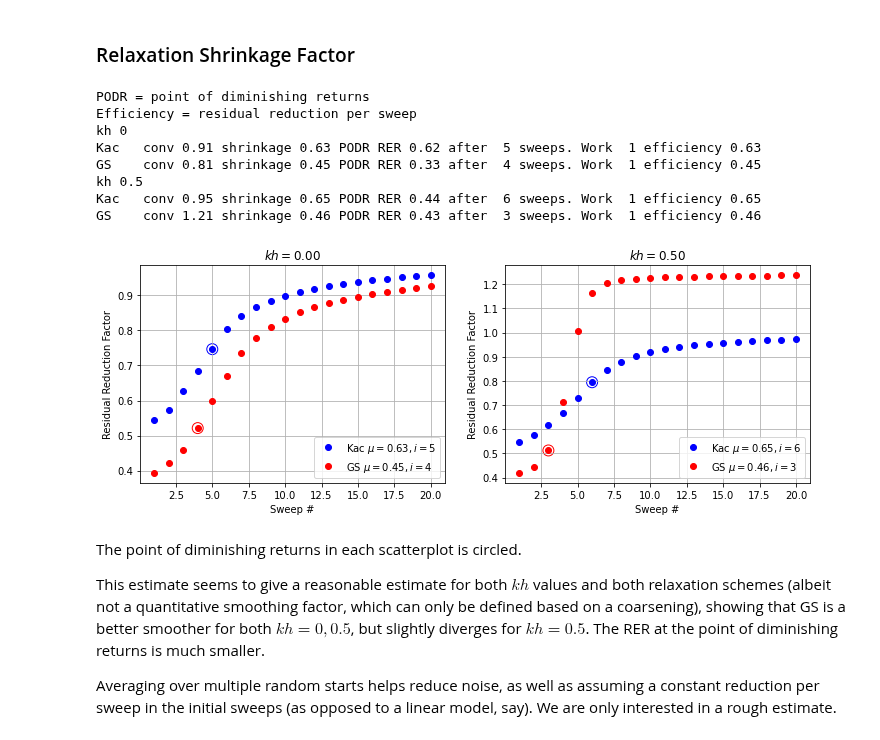
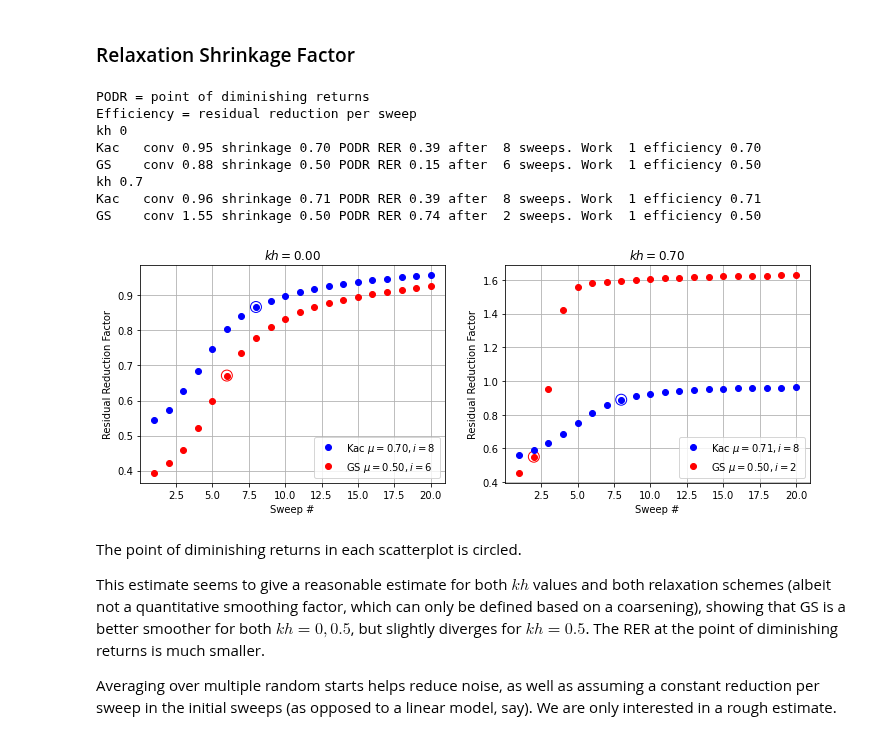
Before and after one commit to 436ahsan/Helmholtz, a Jupyter notebook: notebooks/multilevel_uniform_agg_size.ipynb, the cells around one changed output. Cells and saved outputs as stored; diff of their text form; code cells hidden in the pictures.

```diff
--- a/notebooks/multilevel_uniform_agg_size.ipynb
+++ b/notebooks/multilevel_uniform_agg_size.ipynb
@@ -42,6 +47,8 @@ n = 96
 # Scaled wave number.
 kh = 0.7
 
+repetitive = True
+
 # Number of test vectors.
 num_examples = 20
 threshold = 0.1
@@ -49,7 +56,9 @@ threshold = 0.1
 # Boottstrapping parameters.
 threshold = 0.1
 interpolation_method = "ls"
+neighborhood = "extended" #"aggregate" # "extended"
 num_test_examples = 5
+leeway_factor = 1.3
 # %% [markdown]
 ## Shrinkage Factor
 Given an iterative method, we can calculate whether it's a good smoothing candidate using the **shrinkage factor** $\mu$, even before measuring its mock cycle rate (which measures the combination of the smoother andcoarsening operator $R$).
@@ -63,42 +72,42 @@ Given an iterative method, we can calculate whether it's a good smoothing candid
 # %% [markdown]
 ### Relaxation Shrinkage Factor
 # %%
-kh_values = [0, 0.5]
+kh_values = [0, kh]
 fig, axs = plt.subplots(1, len(kh_values), figsize=(12, 4))
 
 kaczmarz = lambda a: hm.solve.relax.KaczmarzRelaxer(a, scipy.sparse.eye(a.shape[0]))
 gs = lambda a: hm.solve.relax.GsRelaxer(a)
 work = 1
 
 print("PODR = point of diminishing returns")
 print("Efficiency = residual reduction per sweep")
 # Kaczmarz.
 for kh_value, ax in zip(kh_values, axs):
     print("kh", kh_value)
     a_kh = hm.linalg.helmholtz_1d_5_point_operator(kh_value, n).tocsr()
     operator = lambda x: a_kh.dot(x)
 
     for title, relax, color in zip(("Kac", "GS"), (kaczmarz, gs), ("blue", "red")):
         method = relax(a_kh)
         factor, num_sweeps, residual, conv, rer, conv_factor = hm.solve.smoothing.shrinkage_factor(
             operator, lambda x, b: method.step(x, b), (a_kh.shape[0], ),
-            print_frequency=None, max_sweeps=20, slow_conv_factor=1.1)
+            print_frequency=None, max_sweeps=20, slow_conv_factor=1.1, leeway_factor=leeway_factor)
         hm.solve.smoothing.plot_diminishing_returns_point(factor, num_sweeps, conv, ax, title=title, color=color)
         print("{:<5s} conv {:.2f} shrinkage {:.2f} PODR RER {:.2f} after {:>2d} sweeps. Work {:>2d} efficiency {:.2f}".format(
             title, conv_factor, factor, np.mean(rer[num_sweeps]), num_sweeps, work, np.mean(residual[num_sweeps] / residual[0]) ** (1/(num_sweeps * work))))
 
     ax.set_title(r"$kh = {:.2f}$".format(kh_value))
     ax.legend()
 # %% [output]
 PODR = point of diminishing returns
 Efficiency = residual reduction per sweep
 kh 0
-Kac   conv 0.91 shrinkage 0.63 PODR RER 0.62 after  5 sweeps. Work  1 efficiency 0.63
-GS    conv 0.81 shrinkage 0.45 PODR RER 0.33 after  4 sweeps. Work  1 efficiency 0.45
-kh 0.5
-Kac   conv 0.95 shrinkage 0.65 PODR RER 0.44 after  6 sweeps. Work  1 efficiency 0.65
-GS    conv 1.21 shrinkage 0.46 PODR RER 0.43 after  3 sweeps. Work  1 efficiency 0.46
+Kac   conv 0.95 shrinkage 0.70 PODR RER 0.39 after  8 sweeps. Work  1 efficiency 0.70
+GS    conv 0.88 shrinkage 0.50 PODR RER 0.15 after  6 sweeps. Work  1 efficiency 0.50
+kh 0.7
+Kac   conv 0.96 shrinkage 0.71 PODR RER 0.39 after  8 sweeps. Work  1 efficiency 0.71
+GS    conv 1.55 shrinkage 0.50 PODR RER 0.74 after  2 sweeps. Work  1 efficiency 0.50
-[figure, old version]
+[figure, new version]
 # %% [markdown]
 The point of diminishing returns in each scatterplot is circled.
 
```
Also changed, not shown: parts of 38 cells of this notebook, 19 other files.
